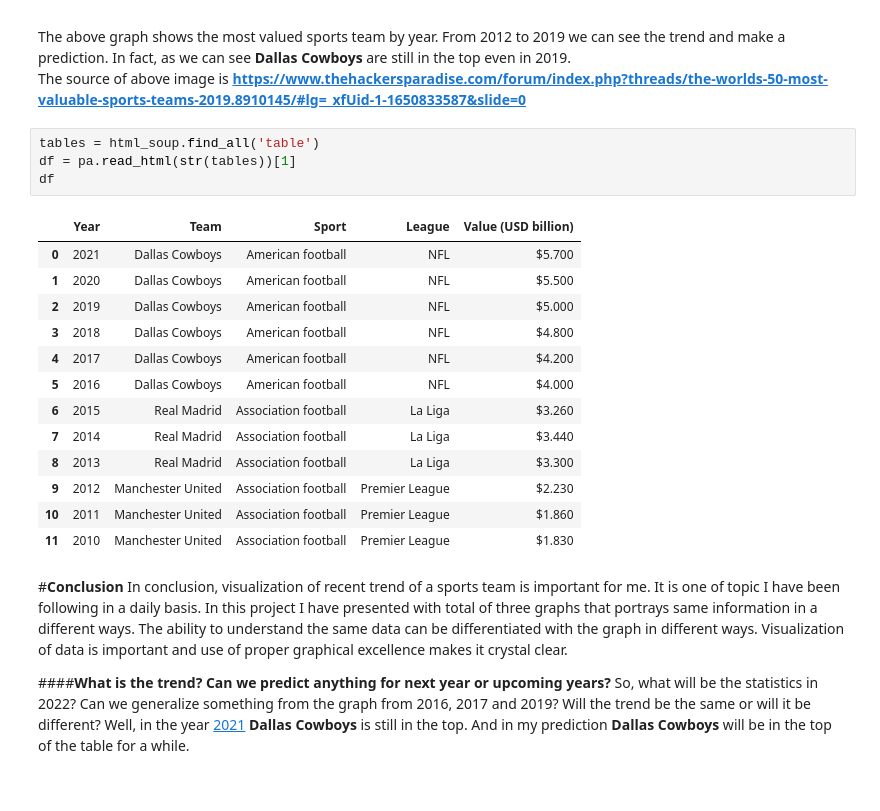
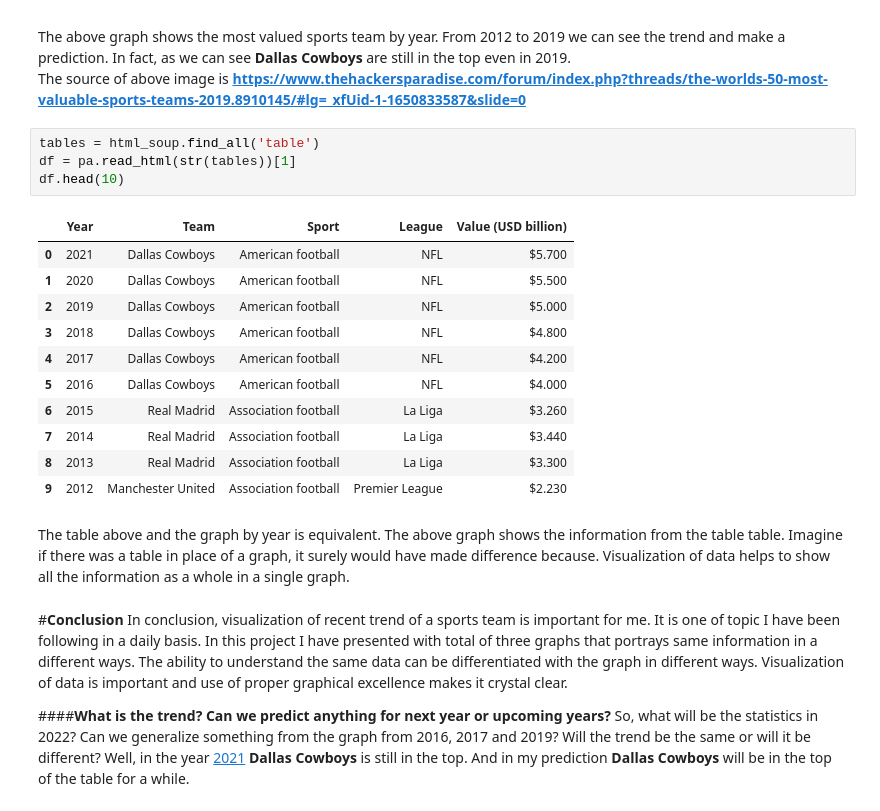
Before and after one commit to khatriprajwol/Data-Visualization-, a Jupyter notebook: Recent Visualization.ipynb, the cells around one changed output. Drawn from its saved outputs; the diff is of its cells as text.

```diff
--- a/Recent Visualization.ipynb
+++ b/Recent Visualization.ipynb
@@ -101,21 +101,21 @@ The source of above image is **https://www.thehackersparadise.com/forum/index.ph
 # %%
 tables = html_soup.find_all('table')
 df = pa.read_html(str(tables))[1]
-df
+df.head(10)
 # %% [output]
 |  | Year | Team | Sport | League | Value (USD billion) |
 | 0 | 2021 | Dallas Cowboys | American football | NFL | $5.700 |
 | 1 | 2020 | Dallas Cowboys | American football | NFL | $5.500 |
 | 2 | 2019 | Dallas Cowboys | American football | NFL | $5.000 |
 | 3 | 2018 | Dallas Cowboys | American football | NFL | $4.800 |
 | 4 | 2017 | Dallas Cowboys | American football | NFL | $4.200 |
 | 5 | 2016 | Dallas Cowboys | American football | NFL | $4.000 |
 | 6 | 2015 | Real Madrid | Association football | La Liga | $3.260 |
 | 7 | 2014 | Real Madrid | Association football | La Liga | $3.440 |
 | 8 | 2013 | Real Madrid | Association football | La Liga | $3.300 |
 | 9 | 2012 | Manchester United | Association football | Premier League | $2.230 |
-| 10 | 2011 | Manchester United | Association football | Premier League | $1.860 |
-| 11 | 2010 | Manchester United | Association football | Premier League | $1.830 |
+# %% [markdown]
+The table above and the graph by year is equivalent. The above graph shows the information from the table table. Imagine if there was a table in place of a graph, it surely would have made difference because. Visualization of data helps to show all the information as a whole in a single graph.
 # %% [markdown]
 #**Conclusion**
 In conclusion, visualization of recent trend of a sports team is important for me. It is one of topic I have been following in a daily basis. In this project I have presented with total of three graphs that portrays same information in a different ways. The ability to understand the same data can be differentiated with the graph in different ways. Visualization of data is important and use of proper graphical excellence makes it crystal clear.
```
